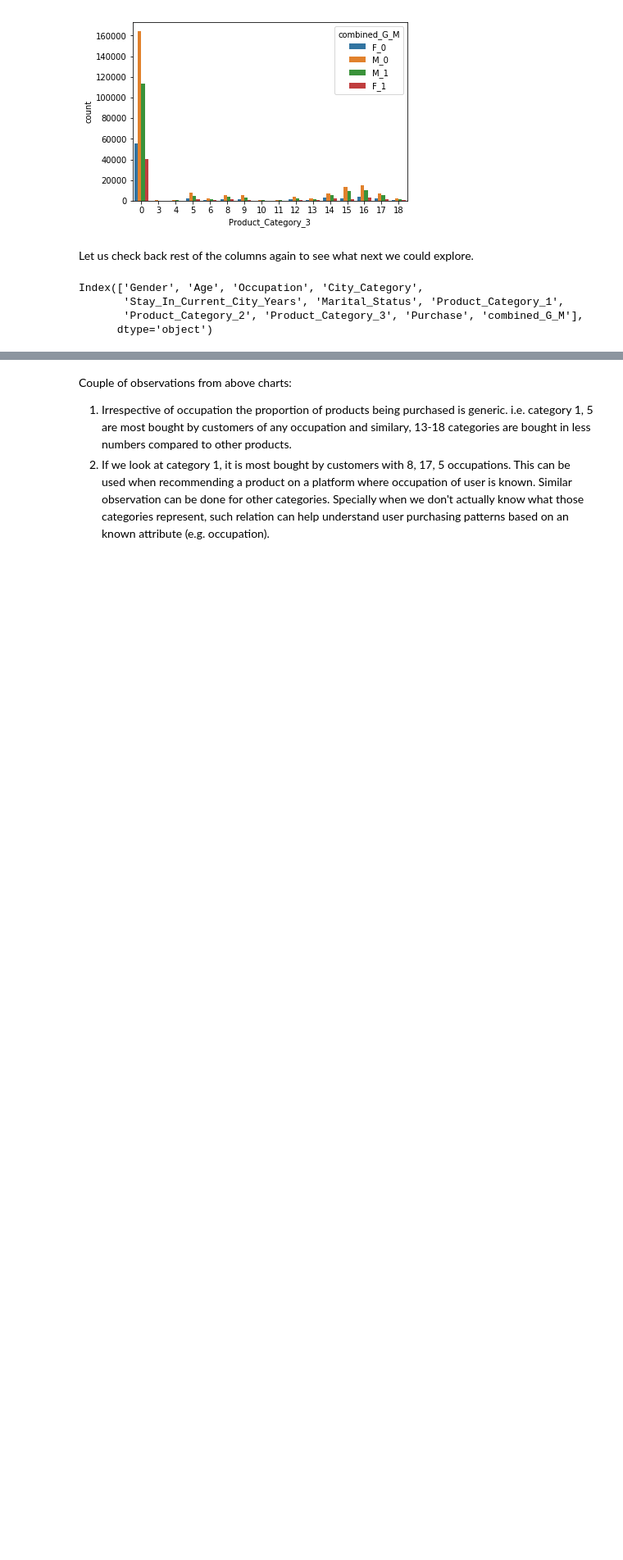
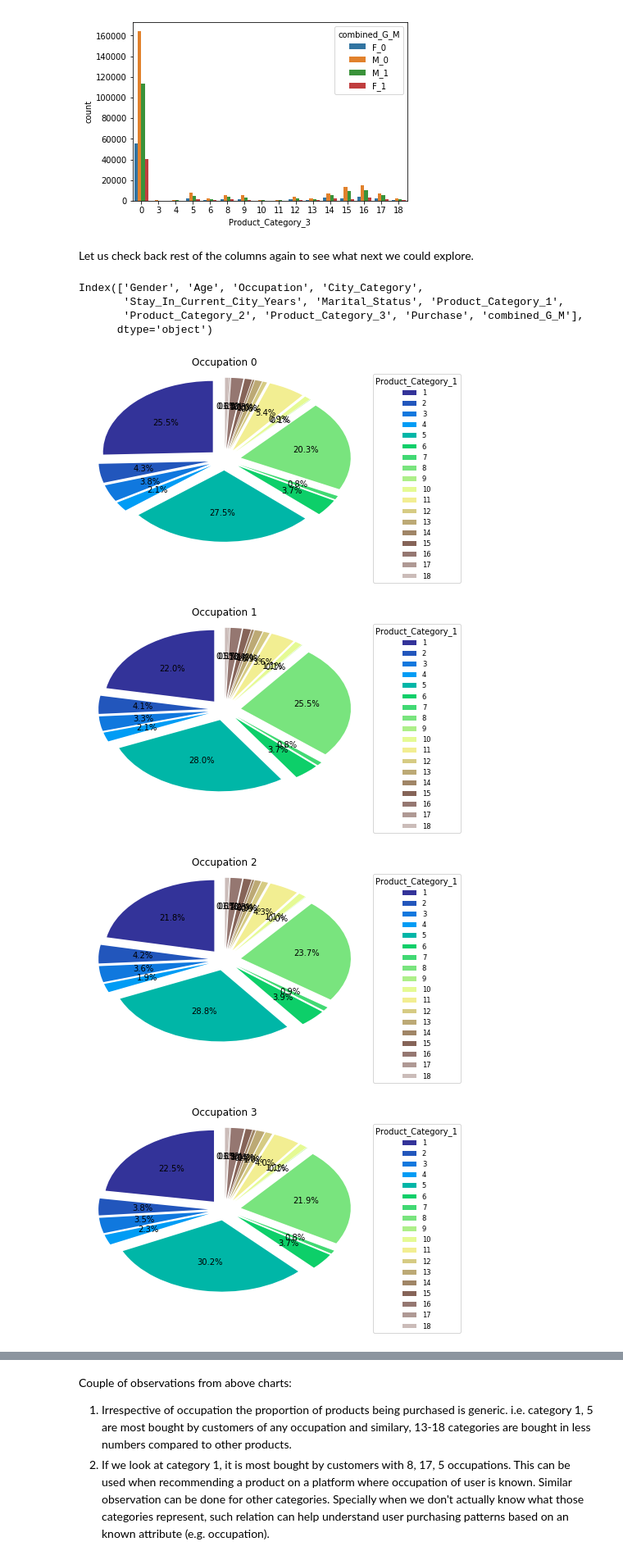
Before and after one commit to LmYjQ/pythonIntro, a Jupyter notebook: 第七课：数据分析案例.ipynb, the cells around one changed output, grey strips where cells are left out. Shown at 82% size. Drawn from its saved outputs; the diff is of its cells as text; code cells hidden in the pictures; blank space fills up the shorter version.

```diff
--- a/第七课：数据分析案例.ipynb
+++ b/第七课：数据分析案例.ipynb
@@ -201,17 +199,20 @@ df_by_occupation_and_categories2 = df.groupby(['Occupation','Product_Category_1'
 # %%
-def plot_df(df,key1, key2, index_range):
-    fig = plt.figure()
-    from matplotlib.font_manager import FontProperties
-    fontP = FontProperties()
-    fontP.set_size('small')
-    cmap = plt.get_cmap('terrain')
-    colors = [cmap(i) for i in np.linspace(0, 1, 20)]
-    plotFor = key2 +"{0}"
-    title = key1
-    for i in index_range:
-        explode = [0.15 for i in range(len(df['Gender'][i].get_values()))]
-        a = plt.pie(df['Gender'][i].get_values(), radius=1, colors=colors,startangle=90,autopct='%1.1f%%',explode=explode)
-        plt.legend(df[key1][1].get_values(),loc='upper center',prop=fontP, bbox_to_anchor=(1.2, 1),title=title)
-        plt.title(plotFor.format(i))
-        plt.show()
-## We can use tableau as well to create better charts.
+fig = plt.figure()
+from matplotlib.font_manager import FontProperties
+fontP = FontProperties()
+fontP.set_size('small')
+cmap = plt.get_cmap('terrain')
+colors = [cmap(i) for i in np.linspace(0, 1, 20)]
+plotFor = "Occupation {0}"
+title = 'Product_Category_1'
+for i in range(21):
+    explode = [0.15 for i in range(len(df_by_occupation_and_categories['Gender'][i].get_values()))]
+    a = plt.pie(df_by_occupation_and_categories['Gender'][i].get_values(), radius=1, colors=colors,startangle=90,autopct='%1.1f%%',explode=explode)
+    plt.legend(df_by_occupation_and_categories['Product_Category_1'][0].get_values(),loc='upper center',prop=fontP, bbox_to_anchor=(1.2, 1),title=title)
+    plt.title(plotFor.format(i))
+    plt.show()
+# %% [output]
+[figure, added]
+[figure, added]
+[figure, added]
+[figure, added]
```
Also changed, not shown: parts of 6 cells of this notebook.
